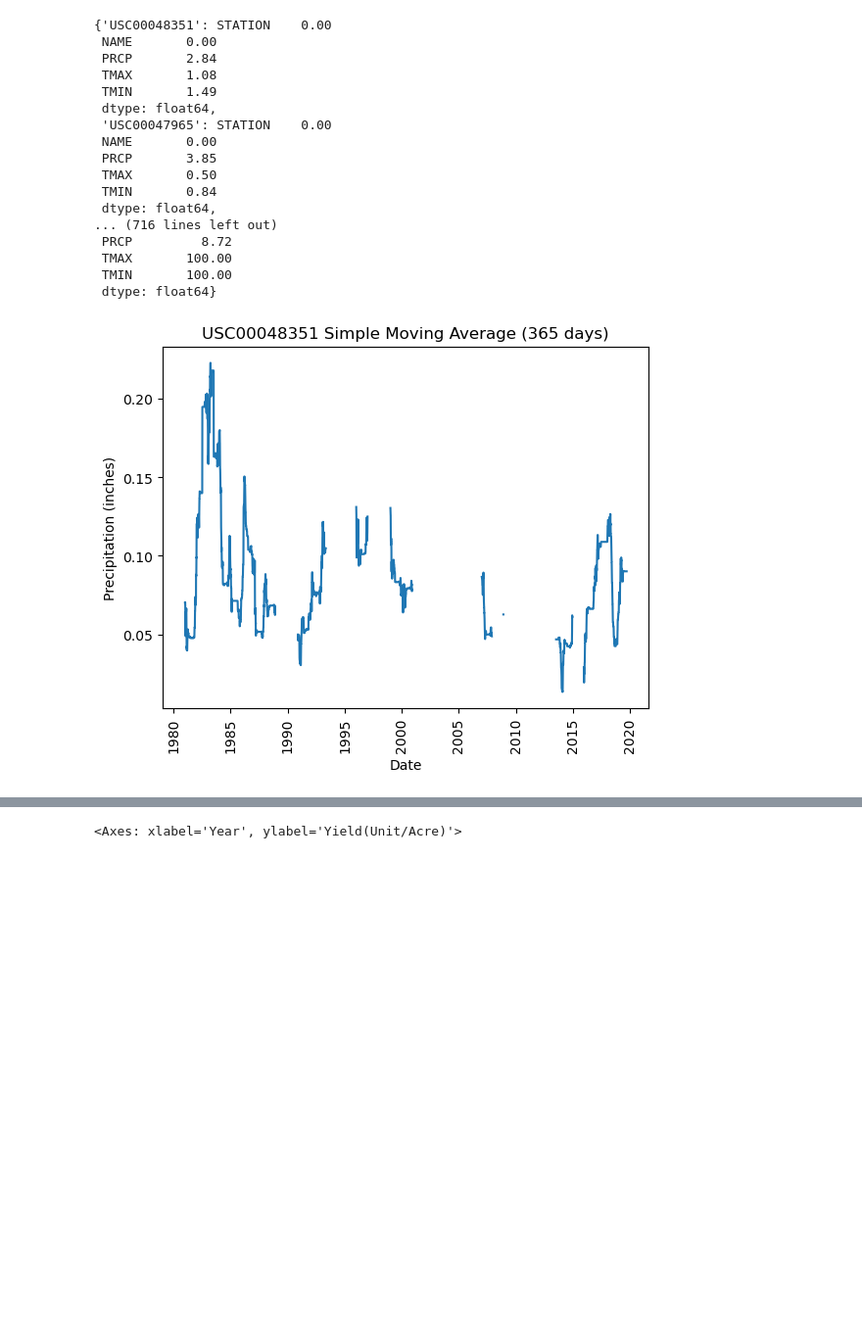
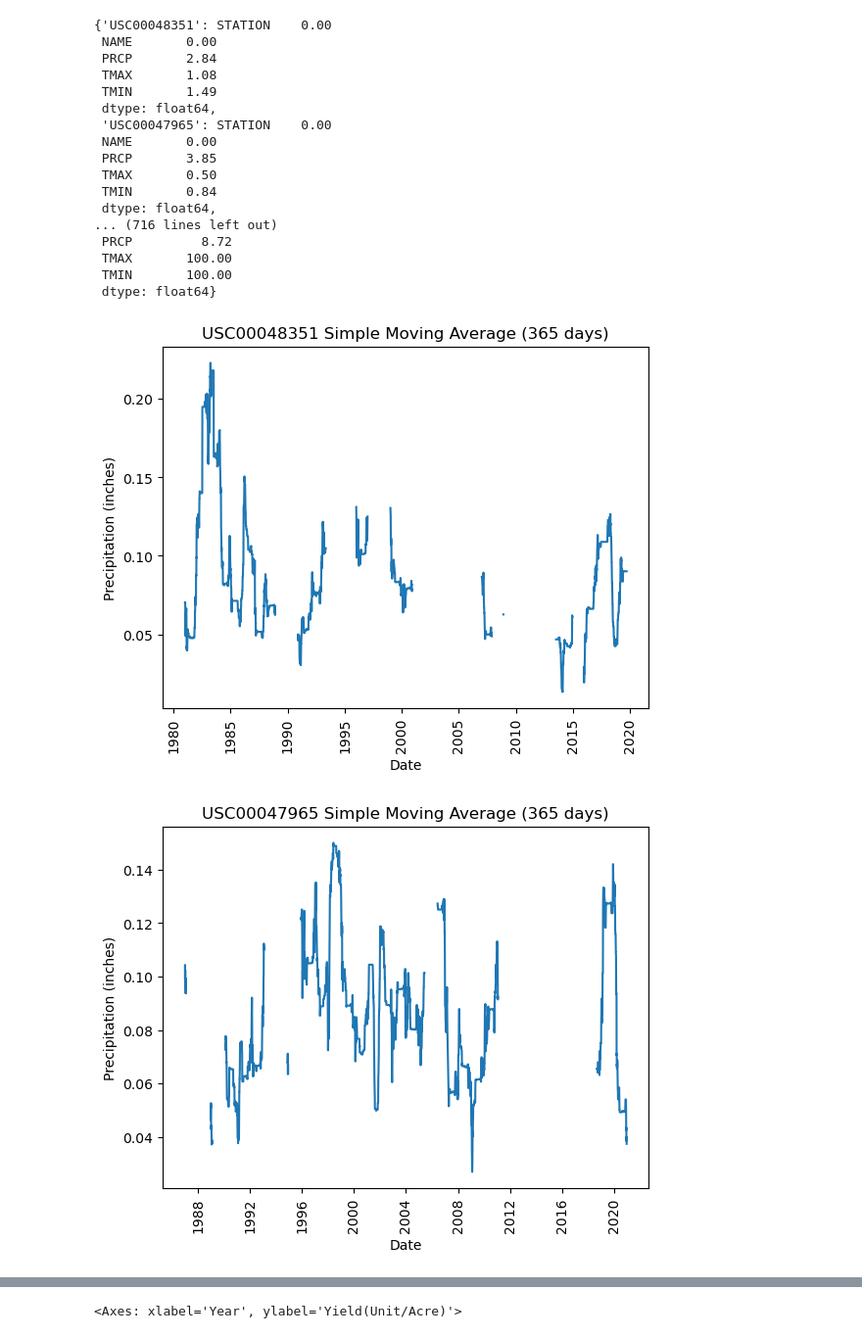
Before and after one commit to coldzonemt/Capstone_2, a Jupyter notebook: EDA.ipynb, the cells around one changed output, grey strips where cells are left out. Shown at 98% size. Cells and saved outputs as stored; diff of their text form; code cells hidden in the pictures; blank space fills up the shorter version.

```diff
--- a/EDA.ipynb
+++ b/EDA.ipynb
@@ -171,14 +171,15 @@ tmax_nan_threshold = 10
 # %%
 # Generate preciptation plots based on nan thresholds
 for i in weather_station_dfs:
     station_name = i.STATION.unique()[0]
-    if nan_values[station_name].PRCP < precip_nan_threshold and len(i) >= 0.9 * max_data_points:
+    if nan_values[station_name].PRCP < precip_nan_threshold and len(i) >= 0.5 * max_data_points:
         i['Moving_Avg_PRCP_yr'] = i['PRCP'].rolling(window=window_year).mean()
         plt.plot(i['Moving_Avg_PRCP_yr'])
         plt.xlabel('Date')
         plt.ylabel('Precipitation (inches)')
         plt.title(f'{station_name} Simple Moving Average ({window_year} days)')
         plt.xticks(rotation=90)
         plt.show();
 # %% [output]
 [figure]
+[figure, added]
```
Also changed, not shown: parts of 9 cells of this notebook.
